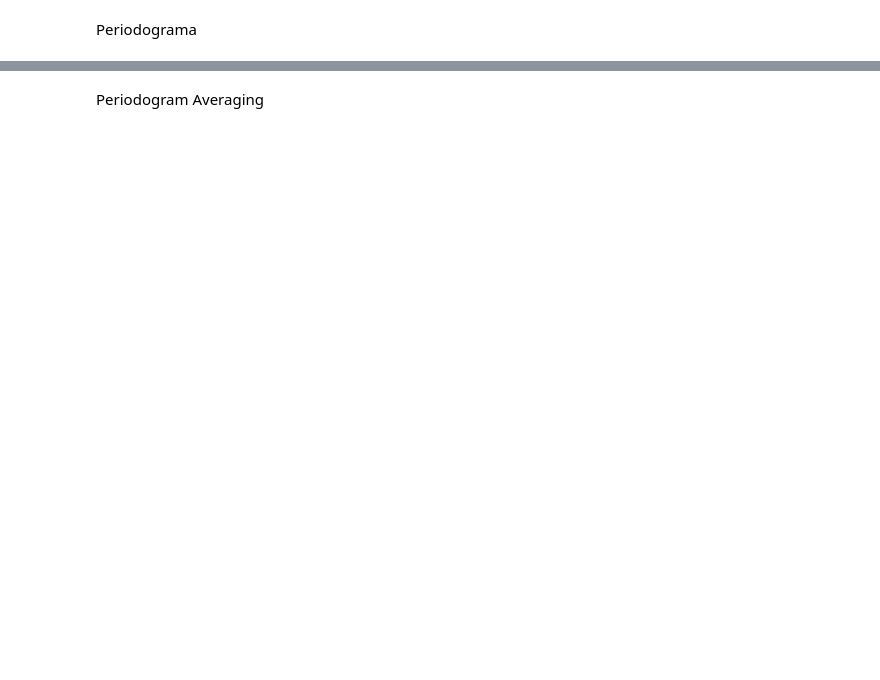
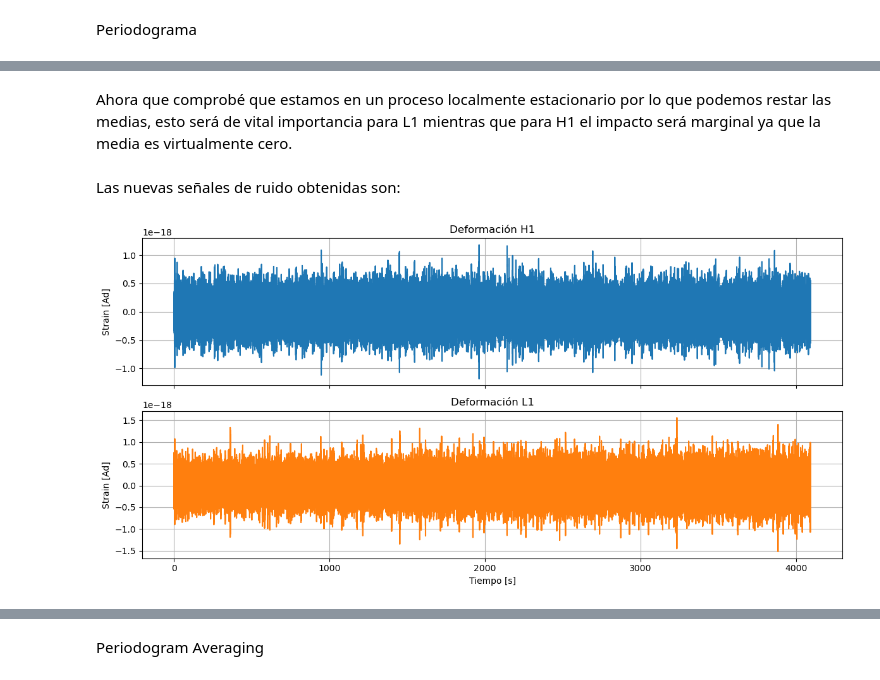
Before and after one commit to sofia-ys/Procesamiento-Adaptativo-de-Senales, a Jupyter notebook: tp1.ipynb, the cells around one changed output, grey strips where cells are left out. Saved outputs shown, nothing was run; the diff lists cells and outputs as text; code cells hidden in the pictures; blank space fills up the shorter version.

```diff
--- a/tp1.ipynb
+++ b/tp1.ipynb
@@ -40,0 +143,27 @@ ruido_l1 = strain_l1[evento]  # como estamos tomando un window del evento grande
+# %% [markdown]
+Ahora que comprobé que estamos en un proceso localmente estacionario por lo que podemos restar las medias, esto será de vital importancia para L1 mientras que para H1 el impacto será marginal ya que la media es virtualmente cero.
+# %%
+ruido_h1=ruido_h1-np.mean(ruido_h1)
+ruido_l1=ruido_l1-np.mean(ruido_l1)
+# %% [markdown]
+Las nuevas señales de ruido obtenidas son:
+# %%
+fig, axs = plt.subplots(2, 1, figsize=(12, 6), sharex=True)
+
+t = np.arange(len(ruido_h1)) / frec_muestreo  # vector de tiempo
+
+axs[0].plot(t, ruido_h1, color='tab:blue')
+axs[0].set_title('Deformación H1')
+axs[0].set_ylabel('Strain [Ad]')
+axs[0].grid(True)
+
+axs[1].plot(t, ruido_l1, color='tab:orange')
+axs[1].set_title('Deformación L1')
+axs[1].set_xlabel('Tiempo [s]')
+axs[1].set_ylabel('Strain [Ad]')
+axs[1].grid(True)
+
+plt.tight_layout()
+plt.show()
+# %% [output]
+[figure, added]
```
Also changed, not shown: parts of 39 cells of this notebook, 5 other files.
